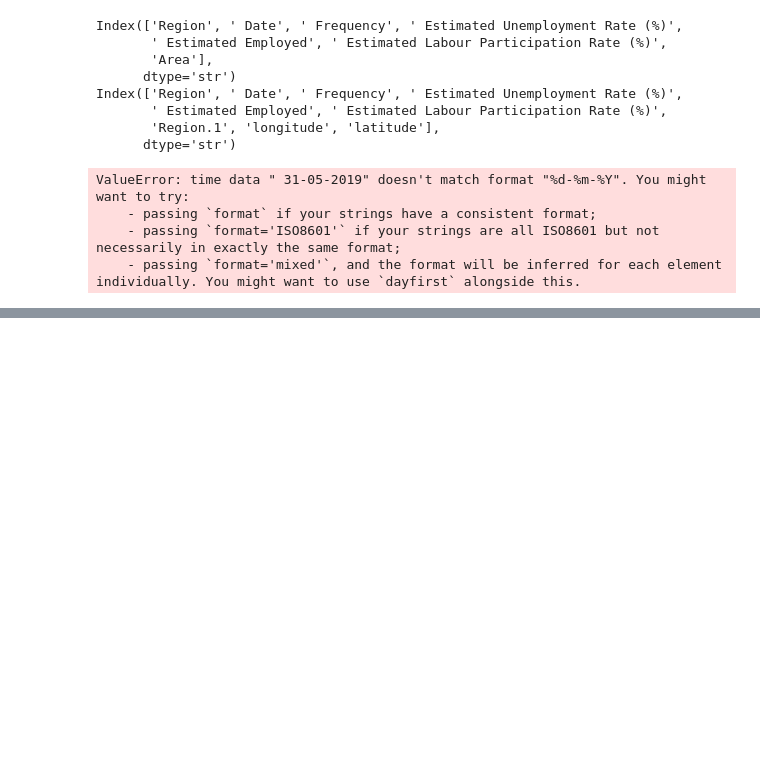
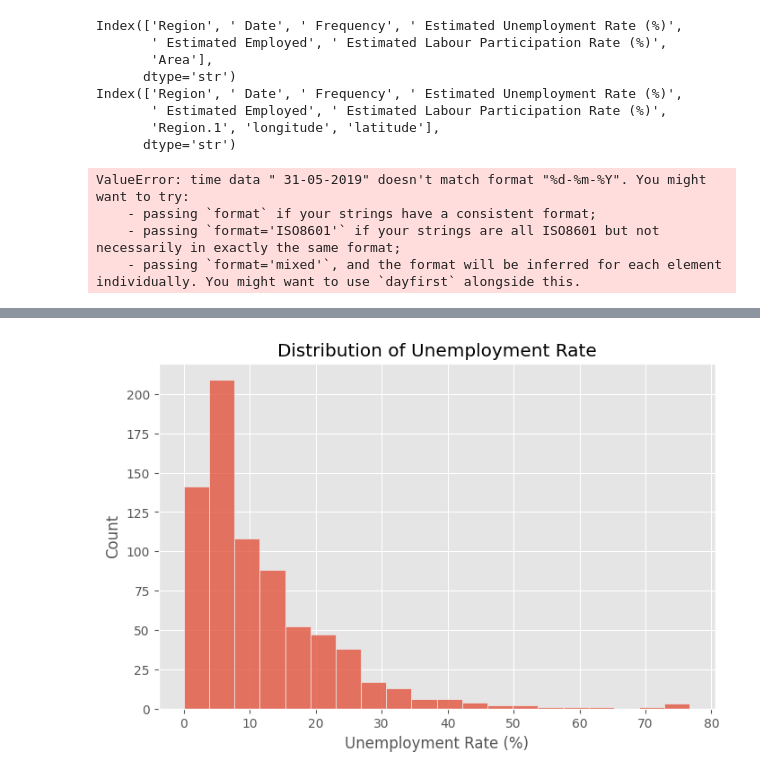
Before and after one commit to avneet965/CodeAlpha_Unemployement_Classification, a Jupyter notebook: unemployment_analysis.ipynb, the cells around one changed output, grey strips where cells are left out. Drawn from its saved outputs; the diff is of its cells as text; code cells hidden in the pictures; blank space fills up the shorter version.

```diff
--- a/unemployment_analysis.ipynb
+++ b/unemployment_analysis.ipynb
@@ -154,0 +188,3 @@ axis=1 (Columns / Horizontally): Sideways.
+# %%
+# we dropped the null values
+df1.dropna(inplace=True)
@@ -154,0 +231,21 @@ axis=1 (Columns / Horizontally): Sideways.
+# %%
+plt.figure(figsize=(8,5))
+
+sns.histplot(
+    df1['Estimated Unemployment Rate (%)'],
+    bins=20
+)
+
+plt.title("Distribution of Unemployment Rate")
+plt.xlabel("Unemployment Rate (%)")
+plt.ylabel("Count")
+
+plt.savefig(
+    "images/unemployment_distribution.png",
+    dpi=300,
+    bbox_inches="tight"
+)
+
+plt.show()
+# %% [output]
+[figure, added]
```
Also changed, not shown: parts of 22 cells of this notebook, 1 other file.
